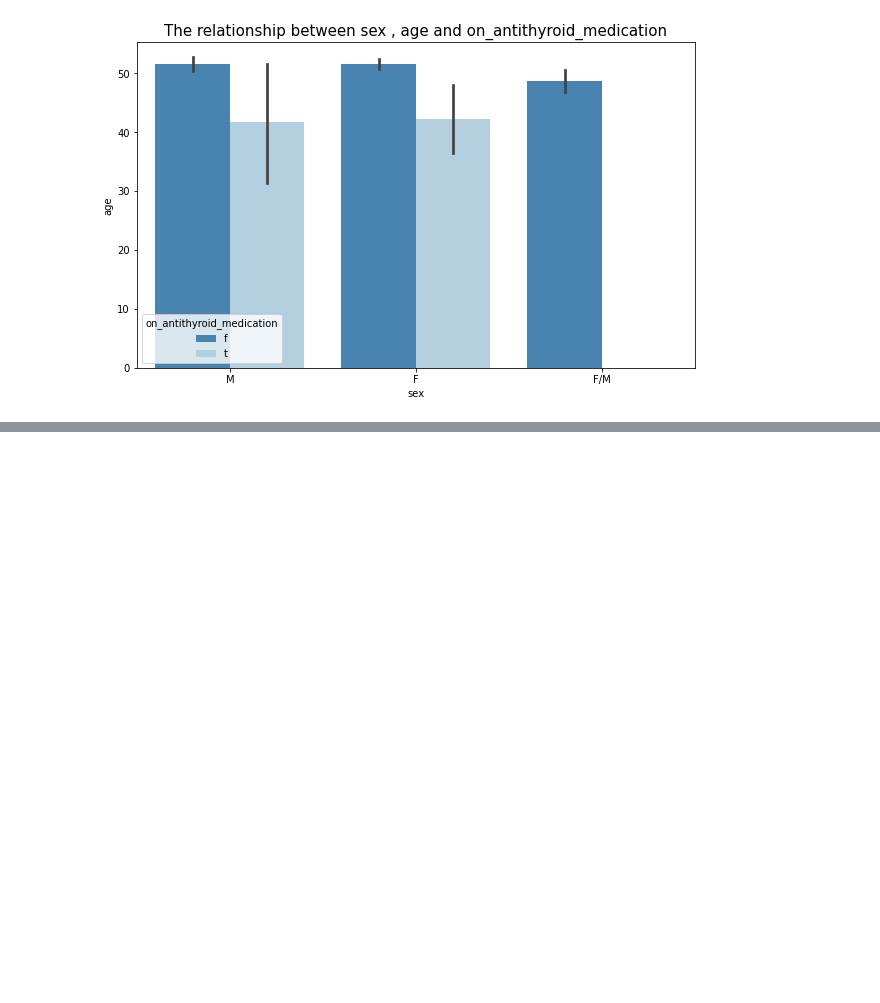
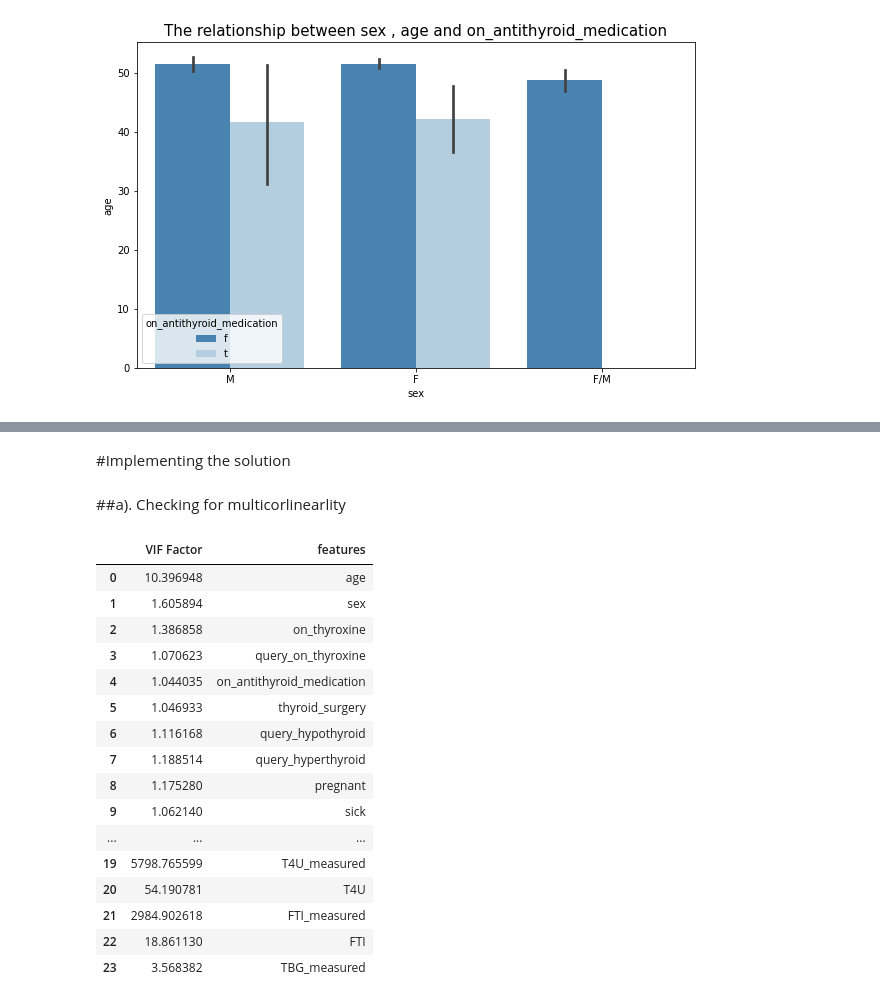
Before and after one commit to kipsangchepesa/Core12_moduleII-IP, a Jupyter notebook: Moringa_Data_Science_Core12__Module_II_Week__8__Independent_Project_2021_12_Mutai_Nicholas_Kipsang.ipynb, the cells around one changed output, grey strips where cells are left out. Saved outputs shown, nothing was run; the diff lists cells and outputs as text; code cells hidden in the pictures; blank space fills up the shorter version.

```diff
--- a/Moringa_Data_Science_Core12__Module_II_Week__8__Independent_Project_2021_12_Mutai_Nicholas_Kipsang.ipynb
+++ b/Moringa_Data_Science_Core12__Module_II_Week__8__Independent_Project_2021_12_Mutai_Nicholas_Kipsang.ipynb
@@ -308,0 +353,37 @@ barplots(campdf,'sex','age','on_antithyroid_medication')
+# %% [markdown]
+#Implementing the solution
+# %% [markdown]
+##a). Checking for multicorlinearlity
+# %%
+# Features to be used in predictions as predictors
+X_feat=campdf.drop(columns=['status'],axis=1)
+# X_feat will be used whien checcking the specific columns used in the trees
+X=X_feat.values
+X
+# Extracting the target variable
+Y_label=campdf['status']
+Y=Y_label.values
+Y
+# Calculating the Variance inflation factor of the specific columns
+vif = pd.DataFrame()
+vif["VIF Factor"] = [variance_inflation_factor(X_feat.values, i) for i in range(X_feat.shape[1])]
+vif["features"] = X_feat.columns
+vif
+# %% [output]
+|  | VIF Factor | features |
+| 0 | 10.396948 | age |
+| 1 | 1.605894 | sex |
+| 2 | 1.386858 | on_thyroxine |
+| 3 | 1.070623 | query_on_thyroxine |
+| 4 | 1.044035 | on_antithyroid_medication |
+| 5 | 1.046933 | thyroid_surgery |
+| 6 | 1.116168 | query_hypothyroid |
+| 7 | 1.188514 | query_hyperthyroid |
+| 8 | 1.175280 | pregnant |
+| 9 | 1.062140 | sick |
+| ... | ... | ... |
+| 19 | 5798.765599 | T4U_measured |
+| 20 | 54.190781 | T4U |
+| 21 | 2984.902618 | FTI_measured |
+| 22 | 18.861130 | FTI |
+| 23 | 3.568382 | TBG_measured |
```
Also changed, not shown: parts of 30 cells of this notebook.
